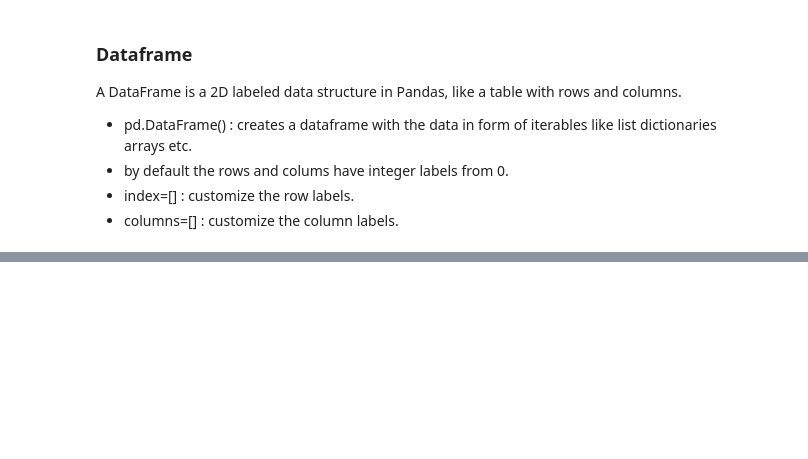
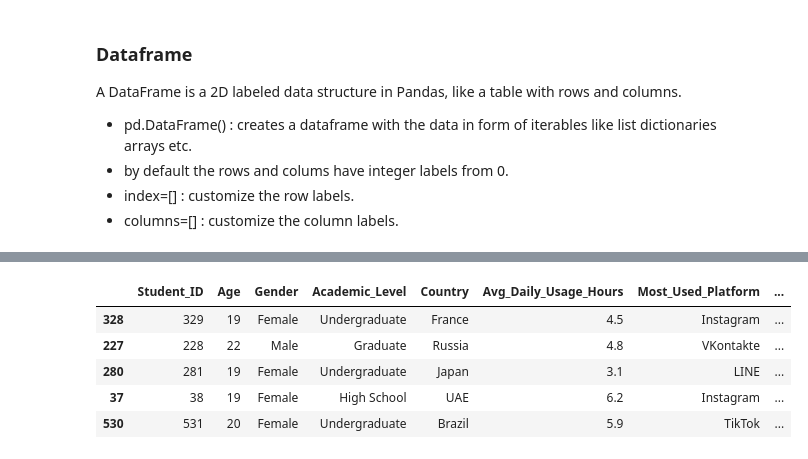
Before and after one commit to jatinmeenaa/pandas_learning, a Jupyter notebook: Pandas.ipynb, the cells around one changed output, grey strips where cells are left out. Saved outputs shown, nothing was run; the diff lists cells and outputs as text; code cells hidden in the pictures; blank space fills up the shorter version.

```diff
--- a/Pandas.ipynb
+++ b/Pandas.ipynb
@@ -36,0 +52,10 @@ df.size # returns the total number of elements in the DataFrame (rows × columns
+# %%
+data = pd.read_csv('https://raw.githubusercontent.com/jatinmeenaa/pandas_learning/refs/heads/main/Students%20Social%20Media%20Addiction.csv')
+data.sample(5,random_state=2)
+# %% [output]
+|  | Student_ID | Age | Gender | Academic_Level | Country | Avg_Daily_Usage_Hours | Most_Used_Platform | ... |
+| 328 | 329 | 19 | Female | Undergraduate | France | 4.5 | Instagram | ... |
+| 227 | 228 | 22 | Male | Graduate | Russia | 4.8 | VKontakte | ... |
+| 280 | 281 | 19 | Female | Undergraduate | Japan | 3.1 | LINE | ... |
+| 37 | 38 | 19 | Female | High School | UAE | 6.2 | Instagram | ... |
+| 530 | 531 | 20 | Female | Undergraduate | Brazil | 5.9 | TikTok | ... |
```
Also changed, not shown: parts of 22 cells of this notebook.
